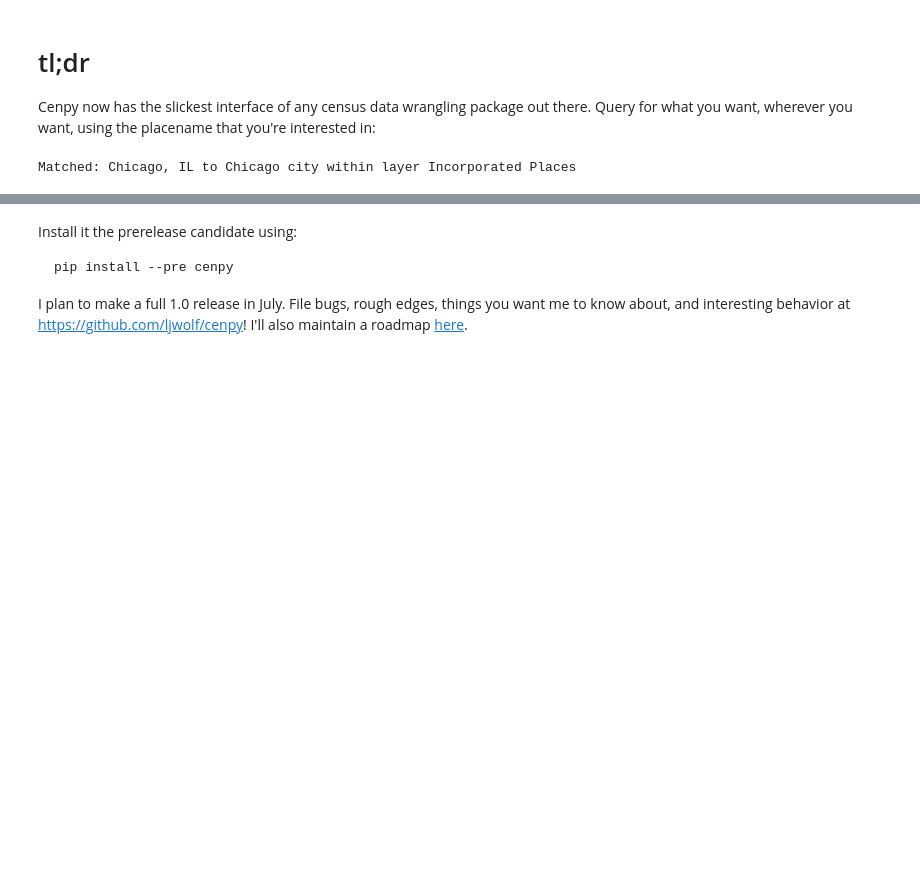
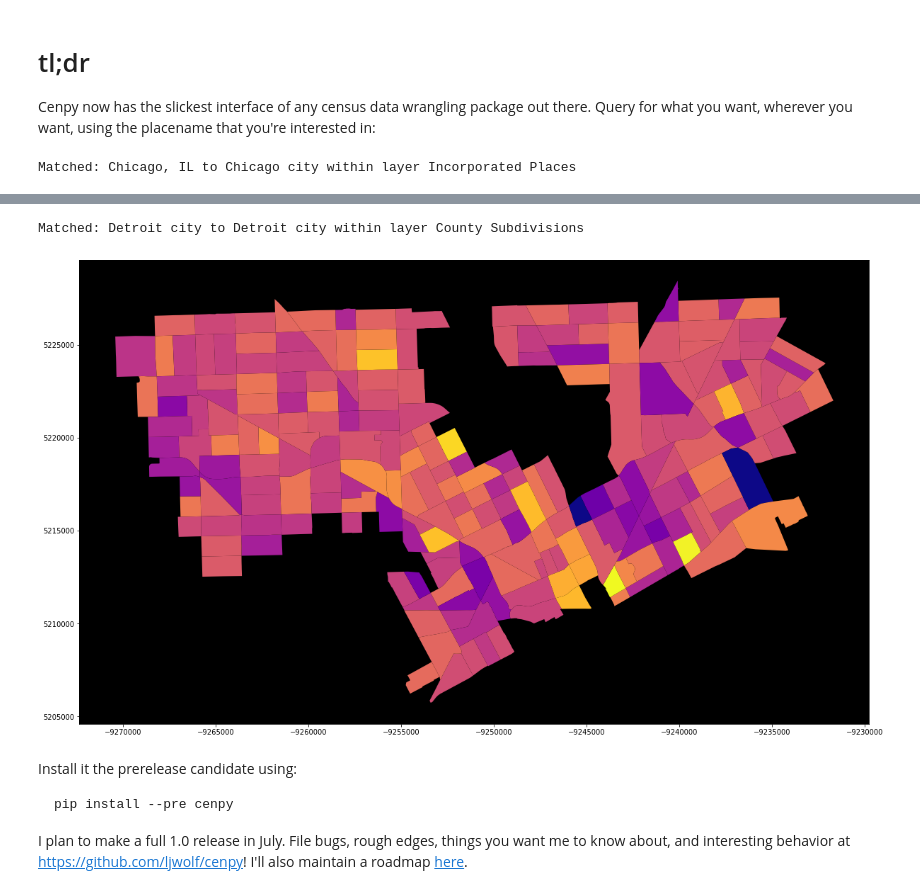
Before and after one commit to cenpy-devs/cenpy, a Jupyter notebook: products.ipynb, the cells around one changed output, grey strips where cells are left out. Drawn from its saved outputs; the diff is of its cells as text; code cells hidden in the pictures; blank space fills up the shorter version.

Commit message:
ENH: Handle county subdivisions correctly (#58)

```diff
--- a/products.ipynb
+++ b/products.ipynb
@@ -20,3 +20,15 @@ ax.set_facecolor('k')
+# %%
+detroit_city = products.ACS(2017).from_place('Detroit city', level='tract',
+                                             place_type = 'County Subdivision',
+                                        variables=['B00002*', 'B01002H_001E'])
+# %% [output]
+Matched: Detroit city to Detroit city within layer County Subdivisions
+# %%
+f, ax = plt.subplots(1,1,figsize=(20,20))
+detroit_city.dropna(subset=['B00002_001E'], axis=0).plot('B00002_001E', ax=ax, cmap='plasma')
+ax.set_facecolor('k')
+# %% [output]
+[figure, added]
 # %% [markdown]
 Install it the prerelease candidate using:
 
```
Also changed, not shown: parts of 14 cells of this notebook, 1 other file.
